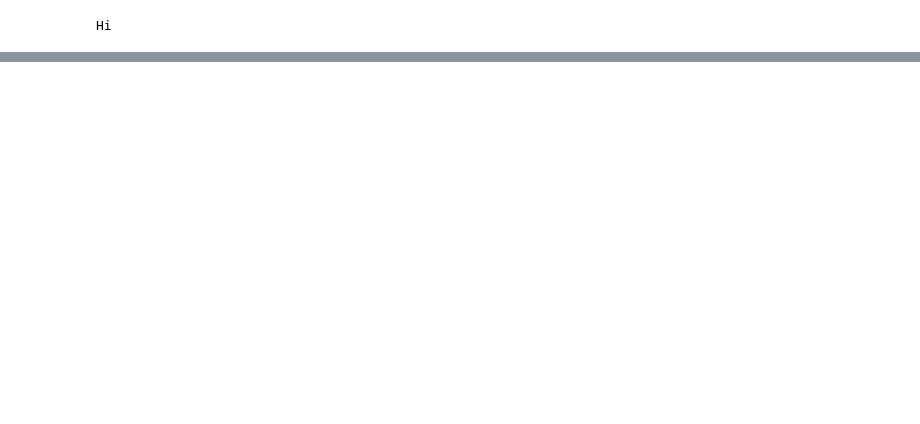
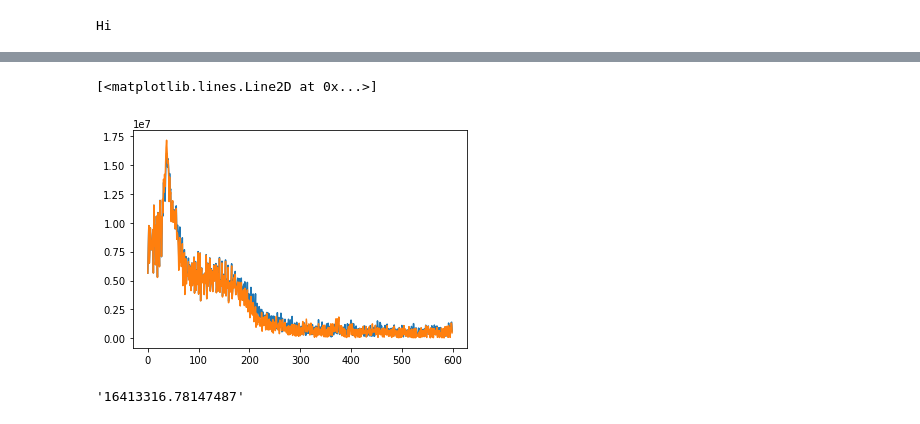
Before and after one commit to seanjaffe1/protein-net, a Jupyter notebook: MakePlots.ipynb, the cells around one changed output, grey strips where cells are left out. Drawn from its saved outputs; the diff is of its cells as text; code cells hidden in the pictures; blank space fills up the shorter version.

Commit message:
added subscore stuff

```diff
--- a/MakePlots.ipynb
+++ b/MakePlots.ipynb
@@ -52,0 +77,10 @@ dir(config)
+# %%
+plt.plot(np.arange(600), json.loads(obj0['errors']), label = 'simple')
+plt.plot(np.arange(600), json.loads(obj10['errors']), label = 'subscore')
+# %% [output]
+[<matplotlib.lines.Line2D at 0x...>]
+[figure, added]
+# %%
+obj0['errors']
+# %% [output]
+'16413316.78147487'
```
Also changed, not shown: parts of 10 cells of this notebook, 30 other files.
